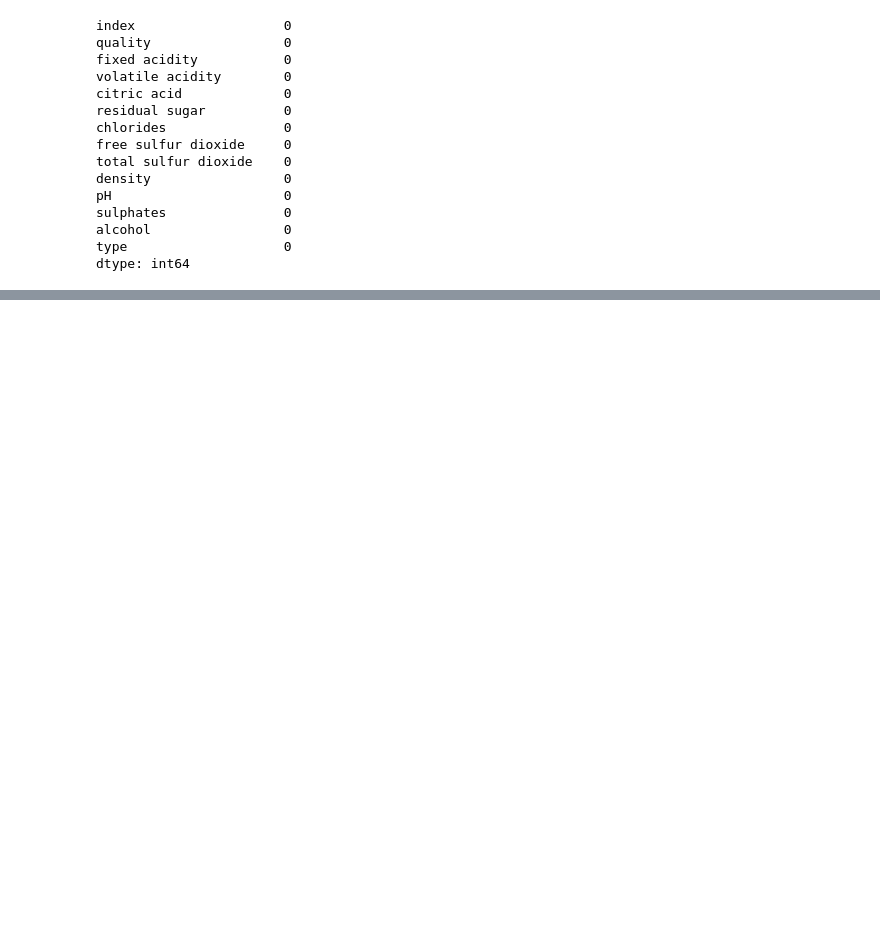
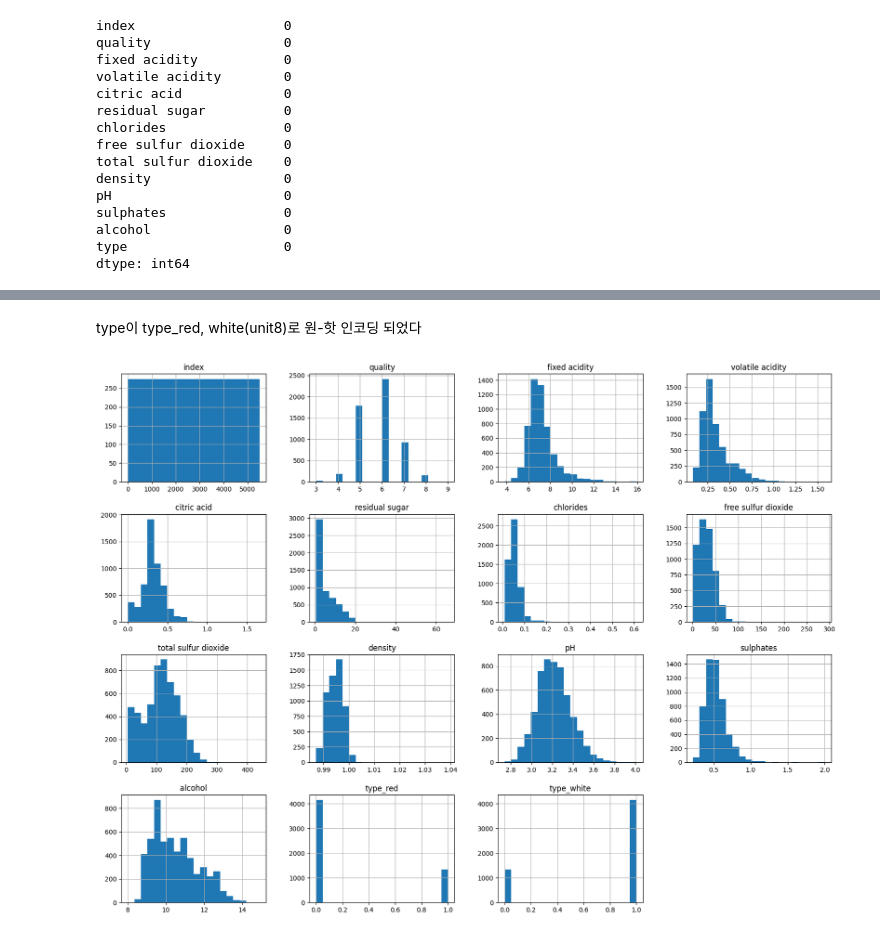
Before and after one commit to Taeseong-eom/FOM, a Jupyter notebook: mini1/와인품질예측.ipynb, the cells around one changed output, grey strips where cells are left out. Saved outputs shown, nothing was run; the diff lists cells and outputs as text; code cells hidden in the pictures; blank space fills up the shorter version.

```diff
--- a/mini1/와인품질예측.ipynb
+++ b/mini1/와인품질예측.ipynb
@@ -125,5 +28,0 @@ numerical_columns.remove('quality')
-# %%
-ss = StandardScaler() # 표준화하는 라이브러리 /평균 0, 표준편차 1
-train[numerical_columns] = ss.fit_transform(train[numerical_columns]) # numerical_columns=표준화가능컬럼
-
-train['type'] = pd.factorize(train['type'])[0] # factorize하면 튜플형태로 인코딩값,원래값 이 반환되어서 인코딩값으로 변환함.
@@ -131,0 +93,2 @@ train.head(3)
+# %%
+train = pd.get_dummies(train, columns=['type']) # type을 원-핫 인코딩
@@ -131,0 +115,8 @@ train.head(3)
+# %% [markdown]
+type이 type_red, white(unit8)로 원-핫 인코딩 되었다
+# %%
+# 데이터의 전반적인 분포를 확인해보자
+train.hist(bins=20, figsize=(20,15))
+plt.show()
+# %% [output]
+[figure, added]
```
Also changed, not shown: parts of 31 cells of this notebook.
